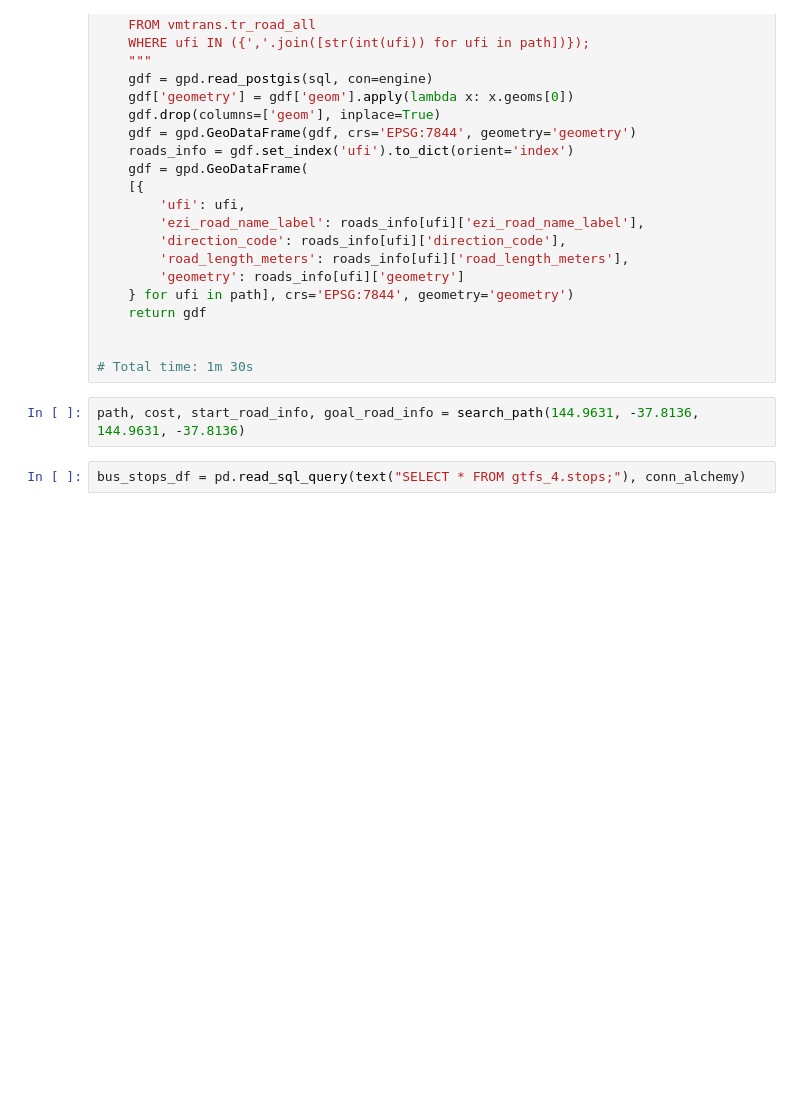
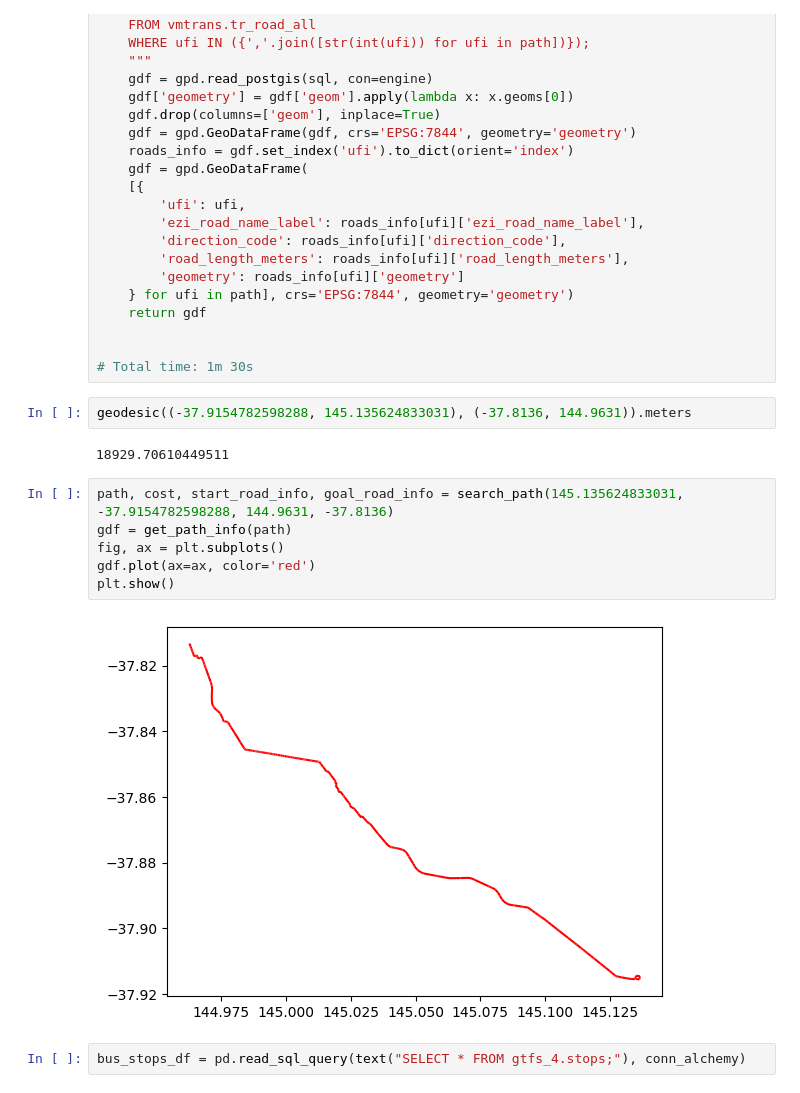
Before and after one commit to thanhan910/vicpathfinding, a Jupyter notebook: main.ipynb, the cells around one changed output. Drawn from its saved outputs; the diff is of its cells as text; blank space fills up the shorter version.

```diff
--- a/main.ipynb
+++ b/main.ipynb
@@ -264,7 +264,17 @@ def get_path_info(path):
 
 
 # Total time: 1m 30s
-# %%
-path, cost, start_road_info, goal_road_info = search_path(144.9631, -37.8136, 144.9631, -37.8136)
+# %%
+geodesic((-37.9154782598288, 145.135624833031), (-37.8136, 144.9631)).meters
+# %% [output]
+18929.70610449511
+# %%
+path, cost, start_road_info, goal_road_info = search_path(145.135624833031, -37.9154782598288, 144.9631, -37.8136)
+gdf = get_path_info(path)
+fig, ax = plt.subplots()
+gdf.plot(ax=ax, color='red')
+plt.show()
+# %% [output]
+[figure, added]
 # %%
 bus_stops_df = pd.read_sql_query(text("SELECT * FROM gtfs_4.stops;"), conn_alchemy)
```
Also changed, not shown: parts of 18 cells of this notebook.
